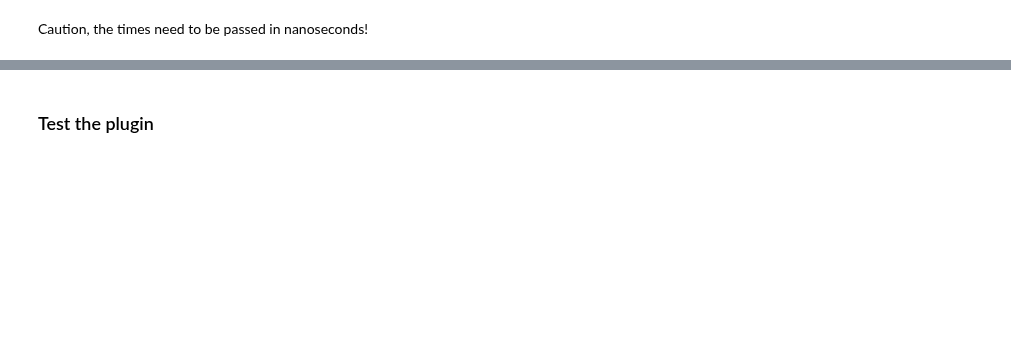
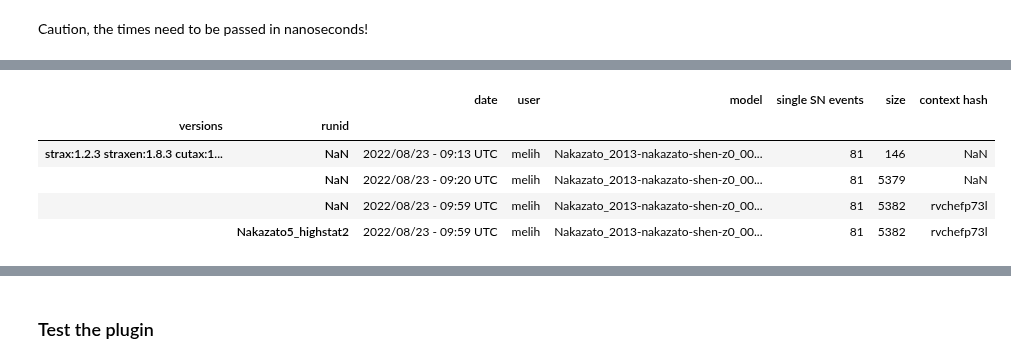
Before and after one commit to XENONnT/multimessenger, a Jupyter notebook: notebooks/SNAX-package_tutorial2-simulated_data.ipynb, the cells around one changed output, grey strips where cells are left out. Cells and saved outputs as stored; diff of their text form; code cells hidden in the pictures; blank space fills up the shorter version.

```diff
--- a/notebooks/SNAX-package_tutorial2-simulated_data.ipynb
+++ b/notebooks/SNAX-package_tutorial2-simulated_data.ipynb
@@ -82,0 +160,9 @@ WARNING:strax:Option gain_model_mv not taken by any registered plugin
+# %%
+m.display_simulation_history
+# %% [output]
+|  |  | date | user | model | single SN events | size | context hash |
+| versions | runid |  |  |  |  |  |  |
+| strax:1.2.3 straxen:1.8.3 cutax:1... | NaN | 2022/08/23 - 09:13 UTC | melih | Nakazato_2013-nakazato-shen-z0_00... | 81 | 146 | NaN |
+|  | NaN | 2022/08/23 - 09:20 UTC | melih | Nakazato_2013-nakazato-shen-z0_00... | 81 | 5379 | NaN |
+|  | NaN | 2022/08/23 - 09:59 UTC | melih | Nakazato_2013-nakazato-shen-z0_00... | 81 | 5382 | rvchefp73l |
+|  | Nakazato5_highstat2 | 2022/08/23 - 09:59 UTC | melih | Nakazato_2013-nakazato-shen-z0_00... | 81 | 5382 | rvchefp73l |
```
Also changed, not shown: parts of 36 cells of this notebook.
